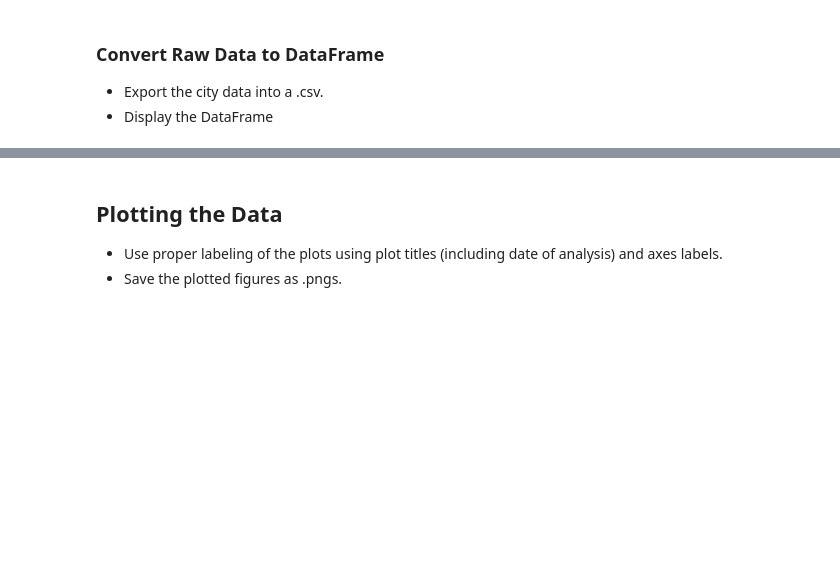
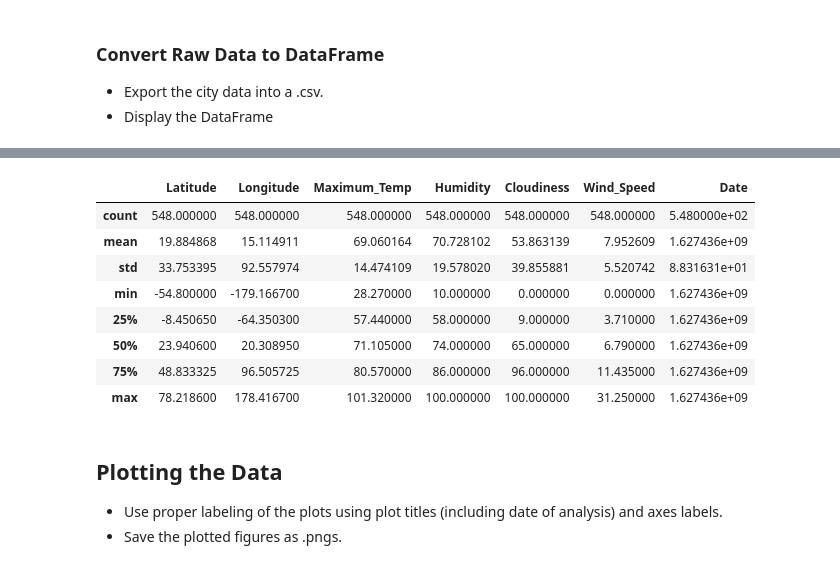
Before and after one commit to Greyson-Moore/SMU_Bootcamp_Homework, a Jupyter notebook: 06-Python-APIs/Instructions/starter_code/WeatherPy.ipynb, the cells around one changed output, grey strips where cells are left out. Saved outputs shown, nothing was run; the diff lists cells and outputs as text; code cells hidden in the pictures; blank space fills up the shorter version.

```diff
--- a/06-Python-APIs/Instructions/starter_code/WeatherPy.ipynb
+++ b/06-Python-APIs/Instructions/starter_code/WeatherPy.ipynb
@@ -185,3 +164,15 @@ Int64Index([], dtype='int64')
+# %%
+weatherDf.describe()
+# %% [output]
+|  | Latitude | Longitude | Maximum_Temp | Humidity | Cloudiness | Wind_Speed | Date |
+| count | 548.000000 | 548.000000 | 548.000000 | 548.000000 | 548.000000 | 548.000000 | 5.480000e+02 |
+| mean | 19.884868 | 15.114911 | 69.060164 | 70.728102 | 53.863139 | 7.952609 | 1.627436e+09 |
+| std | 33.753395 | 92.557974 | 14.474109 | 19.578020 | 39.855881 | 5.520742 | 8.831631e+01 |
+| min | -54.800000 | -179.166700 | 28.270000 | 10.000000 | 0.000000 | 0.000000 | 1.627436e+09 |
+| 25% | -8.450650 | -64.350300 | 57.440000 | 58.000000 | 9.000000 | 3.710000 | 1.627436e+09 |
+| 50% | 23.940600 | 20.308950 | 71.105000 | 74.000000 | 65.000000 | 6.790000 | 1.627436e+09 |
+| 75% | 48.833325 | 96.505725 | 80.570000 | 86.000000 | 96.000000 | 11.435000 | 1.627436e+09 |
+| max | 78.218600 | 178.416700 | 101.320000 | 100.000000 | 100.000000 | 31.250000 | 1.627436e+09 |
 # %% [markdown]
 ## Plotting the Data
 * Use proper labeling of the plots using plot titles (including date of analysis) and axes labels.
```
Also changed, not shown: parts of 23 cells of this notebook, 5 other files.
